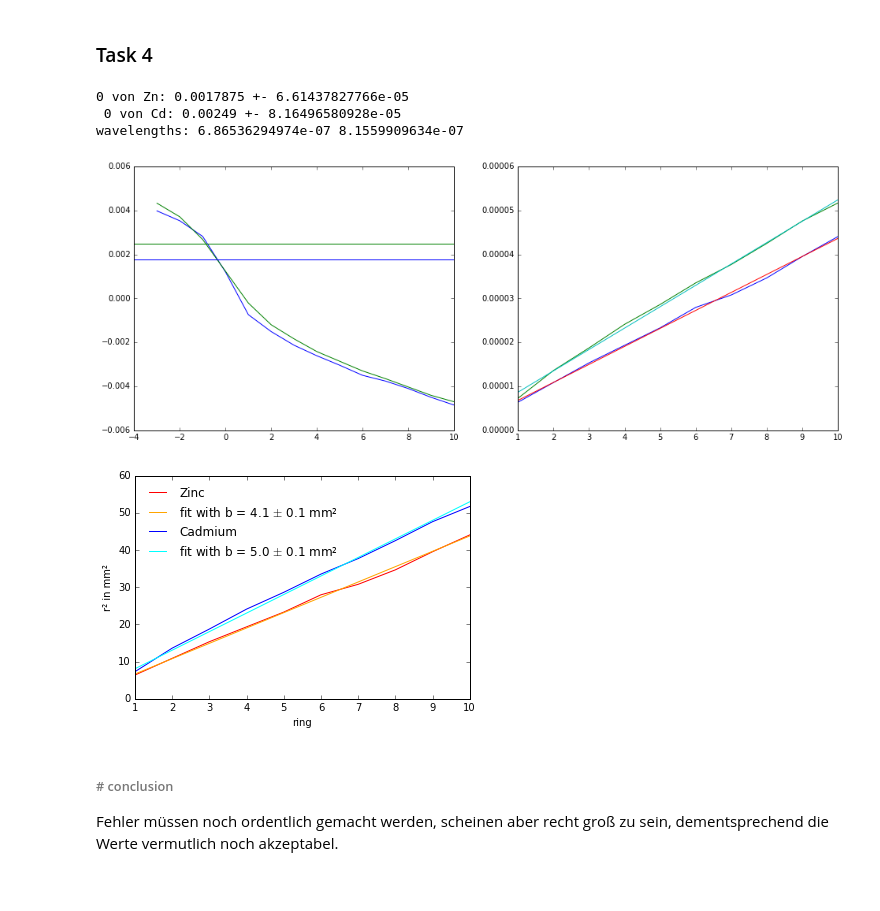
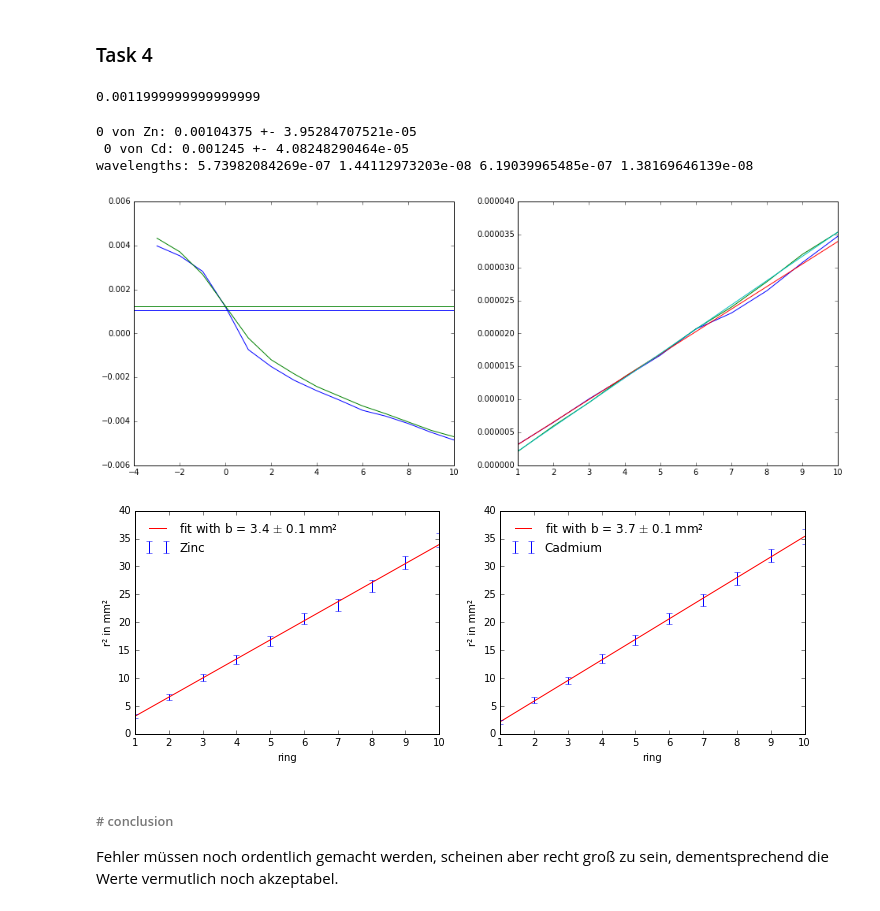
Before and after one commit to NlKLas/PyRePo, a Jupyter notebook: V1_python/V1.ipynb, the cells around one changed output. Cells and saved outputs as stored; diff of their text form; code cells hidden in the pictures.

```diff
--- a/V1_python/V1.ipynb
+++ b/V1_python/V1.ipynb
@@ -296,8 +296,8 @@ b_4 = [[],[]]
 
 # Zn
 # Bestimmung des Nullpunkts
-o_4[0] = (sum(data_4[0][0:3]+data_4[0][6:3:-1])+data_4[0][3])/4
-Δo_4[0] = np.sqrt(7*(Δdata_4/4)**2)
+o_4[0] = (sum(data_4[0][0:3]+data_4[0][6:3:-1])/2+data_4[0][3])/4
+Δo_4[0] = np.sqrt(6*(Δdata_4/8)**2 + (Δdata_4/4)**2)
 r_4[0] = o_4[0] - data_4[0][4:]
 Δr_4[0] = np.sqrt(Δo_4[0]**2 + Δdata_4**2)
 
@@ -308,8 +308,8 @@ b_4[0] = opt_Zn[1]
 
 # Cd
 # Bestimmung des Nullpunkts
-o_4[1] = (sum(data_4[1][0:3]+data_4[1][5:2:-1]))/3
-Δo_4[1] = np.sqrt(6*(Δdata_4/3)**2)
+o_4[1] = (sum(data_4[1][0:3]+data_4[1][5:2:-1])/2)/3
+Δo_4[1] = np.sqrt(6*(Δdata_4/6)**2)
 r_4[1] = o_4[1] - data_4[1][3:]
 Δr_4[1] = np.sqrt(Δo_4[1]**2 + Δdata_4**2)
 
@@ -317,6 +317,11 @@ r_4[1] = o_4[1] - data_4[1][3:]
 opt_Cd, cov_Cd = curve_fit(f_lin, np.linspace(1,10,10), r_4[1]**2,sigma=2* r_4[1]*Δr_4[1],absolute_sigma=True)
 b_4[1] = opt_Cd[1]
 Δb_4[1] = np.sqrt(np.diag(cov_Cd)[1])
+# %%
+(data_4[0][0:3]+data_4[0][6:3:-1])/2
+data_4[0][3]
+# %% [output]
+0.0011999999999999999
 # %%
 # plots
 fig,ax = plt.subplots(1,2,figsize=(16,6))
@@ -336,27 +341,30 @@ ax[1].plot(x,f_lin(x,*opt_Cd))
 λ_Cd4 = b_4[1]*d/F**2
 Δλ_Cd4 = Δb_4[1]*d/F**2
 print('0 von Zn:',o_4[0],'+-',Δo_4[0],'\n','0 von Cd:',o_4[1],'+-',Δo_4[1])
-print('wavelengths:',λ_Zn4,Δλ_Zn4,λ_Cd4,Δ)
+print('wavelengths:',λ_Zn4,Δλ_Zn4,λ_Cd4,Δλ_Cd4)
 # %% [output]
-0 von Zn: 0.0017875 +- 6.61437827766e-05
- 0 von Cd: 0.00249 +- 8.16496580928e-05
-wavelengths: 6.86536294974e-07 8.1559909634e-07
+0 von Zn: 0.00104375 +- 3.95284707521e-05
+ 0 von Cd: 0.001245 +- 4.08248290464e-05
+wavelengths: 5.73982084269e-07 1.44112973203e-08 6.19039965485e-07 1.38169646139e-08
-[figure, old version]
+[figure, new version]
 # %%
 # plot
-fig,ax = plt.subplots(figsize=(6,4))
+fig,ax = plt.subplots(1,2,figsize=(12,4))
 
 rg =np.array(range(1,11))
-ax.plot(rg,(r_4[0]*1000)**2,label='Zinc',c='r')
-ax.plot(rg,f_lin(rg,*opt_Zn)*1000**2,c='orange',label='fit with b = %0.1f $\pm$ %0.1f mm²'%(b_4[0]*10**6,Δb_4[0]*10**6))
-ax.plot(rg,(r_4[1]*1000)**2,label='Cadmium',c='b')
-ax.plot(rg,f_lin(rg,*opt_Cd)*1000**2,c='cyan',label='fit with b = %0.1f $\pm$ %0.1f mm²'%(b_4[1]*10**6,Δb_4[1]*10**6))
-ax.legend(loc=0,frameon=False)
-ax.set_xlabel('ring')
-ax.set_ylabel('r² in mm²')
+ax[0].plot(rg,f_lin(rg,*opt_Zn)*1000**2,c='r',label='fit with b = %0.1f $\pm$ %0.1f mm²'%(b_4[0]*10**6,Δb_4[0]*10**6))
+ax[0].errorbar(rg,(r_4[0]*1000)**2,yerr=2* r_4[0]*Δr_4[0]*10**6,fmt='None',label='Zinc',c='b')
+ax[1].plot(rg,f_lin(rg,*opt_Cd)*1000**2,c='r',label='fit with b = %0.1f $\pm$ %0.1f mm²'%(b_4[1]*10**6,Δb_4[1]*10**6))
+ax[1].errorbar(rg,(r_4[1]*1000)**2,yerr=2* r_4[1]*Δr_4[1]*10**6,fmt='None',label='Cadmium',c='b')
+ax[0].legend(loc=0,frameon=False)
+ax[0].set_xlabel('ring')
+ax[0].set_ylabel('r² in mm²')
+ax[1].legend(loc=0,frameon=False)
+ax[1].set_xlabel('ring')
+ax[1].set_ylabel('r² in mm²')
 #fig.savefig('t4_fit.pdf')
 # %% [output]
-[figure, old version]
+[figure, new version]
 # %% [markdown]
 ###### # conclusion
 Fehler müssen noch ordentlich gemacht werden, scheinen aber recht groß zu sein, dementsprechend die Werte vermutlich noch akzeptabel.
```
Also changed, not shown: 1 other file.
